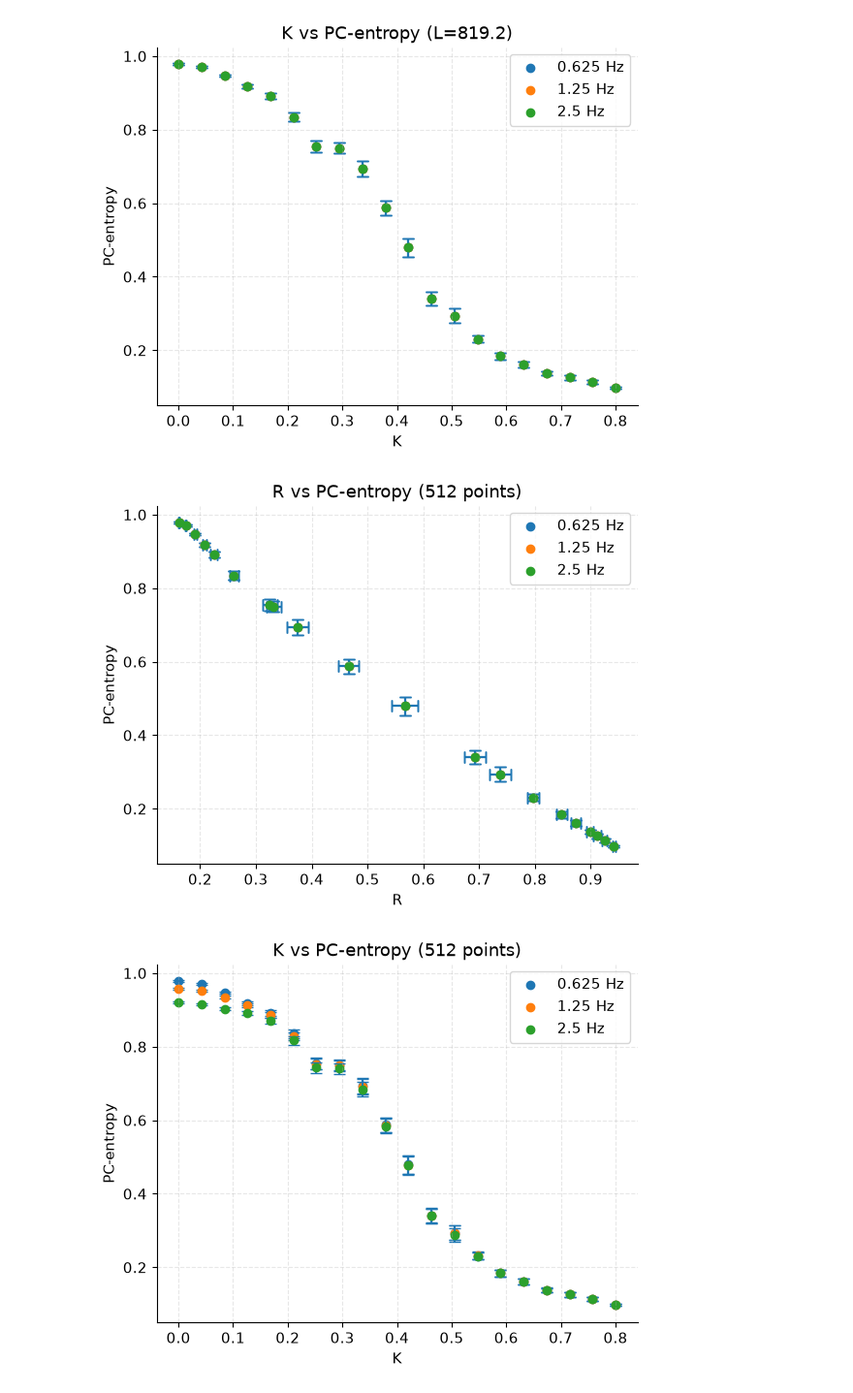
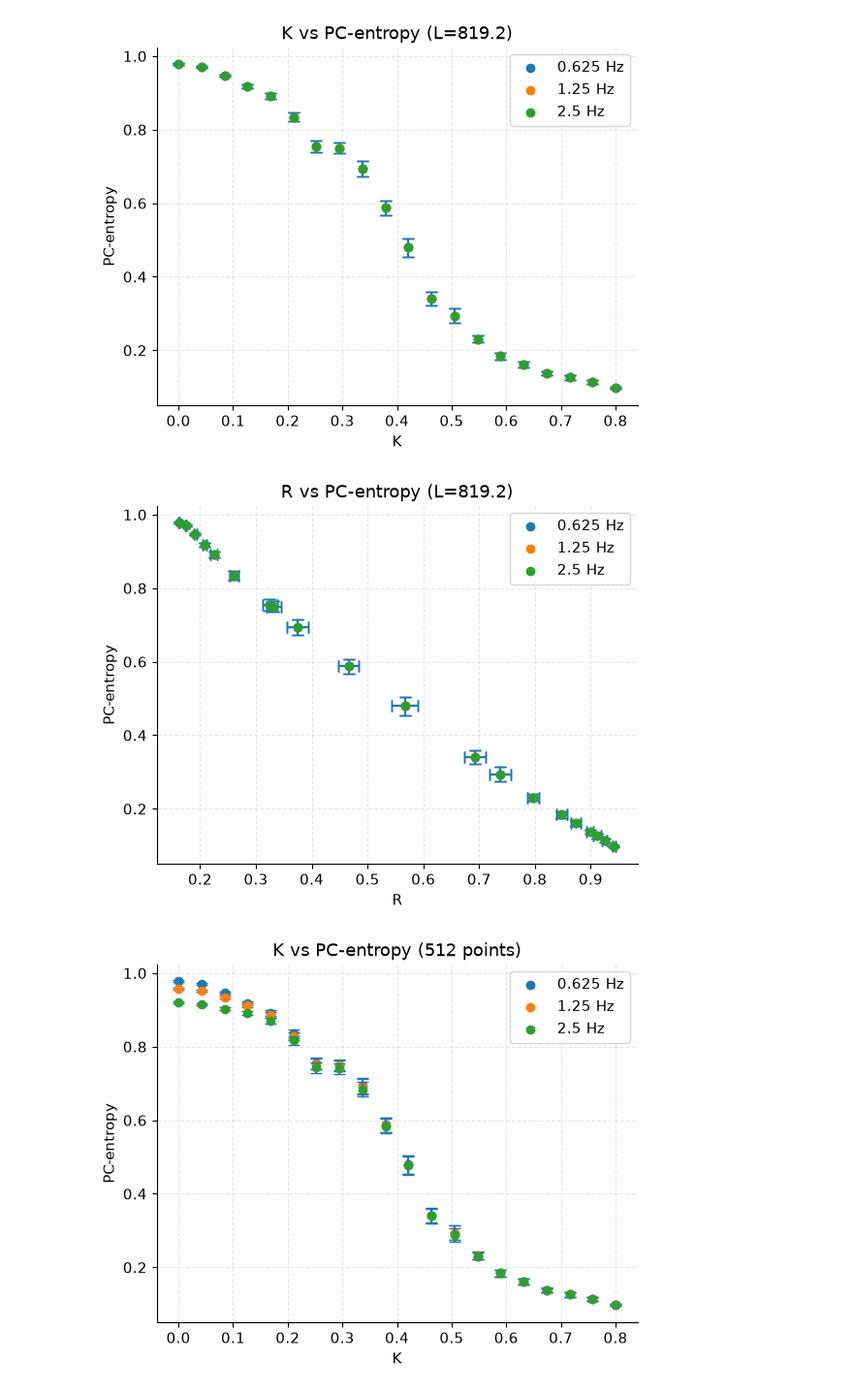
Before and after one commit to francodesource/principal-component-entropy, a Jupyter notebook: pce.ipynb, the cells around one changed output. Shown at 97% size. Cells and saved outputs as stored; diff of their text form; code cells hidden in the pictures.

```diff
--- a/pce.ipynb
+++ b/pce.ipynb
@@ -260,16 +260,16 @@ plt.show()
 # %%
 for fs, kuramoto in kuramotos_fixed_window_length.items():
     k_, rs, rs_sem, pces, pces_sem, _, _ = kuramoto
     plt.errorbar(rs, pces, xerr=rs_sem, yerr=pces_sem, fmt='none', capsize=4, zorder=1)
     plt.scatter(rs, pces, label=f'{fs:.4g} Hz')
 
 plt.legend()
-plt.title('R vs PC-entropy (512 points)')
+plt.title('R vs PC-entropy (L=819.2)')
 plt.xlabel('R')
 plt.ylabel('PC-entropy')
 plt.show()
 # %% [output]
-[figure, old version]
+[figure, new version]
 # %%
 # Fixed samples experiments
 number_of_oscillators = 30
```
Also changed, not shown: parts of 30 cells of this notebook.
